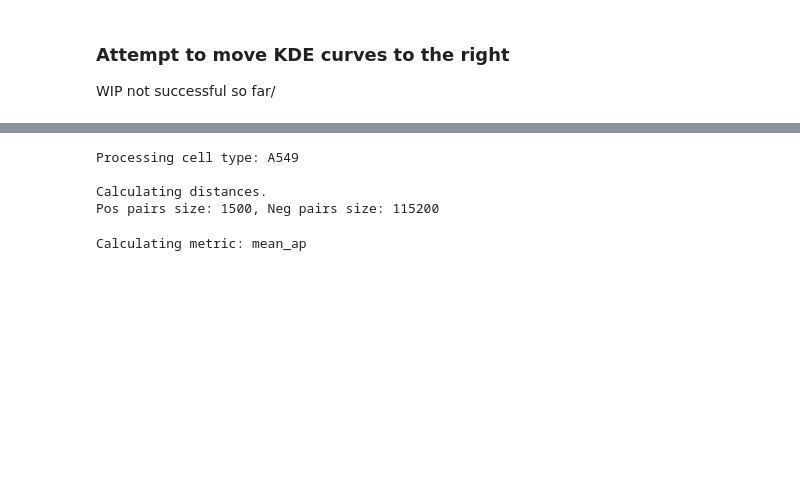
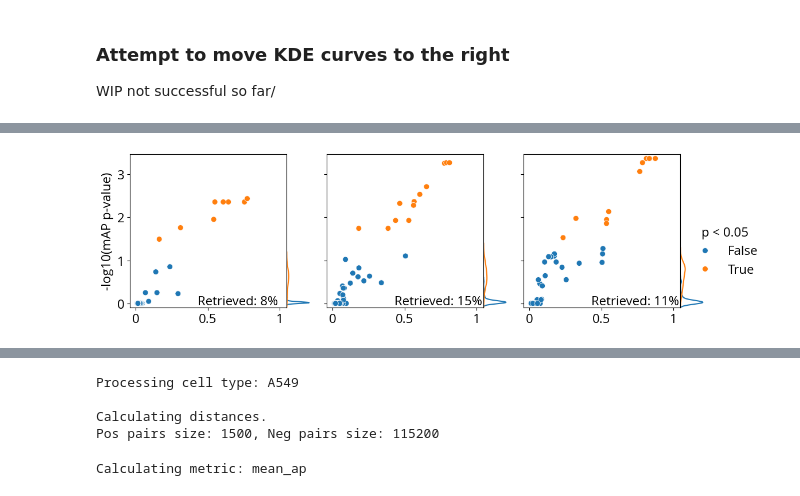
Before and after one commit to alxndrkalinin/grit-benchmark, a Jupyter notebook: 1.calculate-metrics/cell-health/0.calculate-grit.ipynb, the cells around one changed output, grey strips where cells are left out. Cells and saved outputs as stored; diff of their text form; code cells hidden in the pictures; blank space fills up the shorter version.

```diff
--- a/1.calculate-metrics/cell-health/0.calculate-grit.ipynb
+++ b/1.calculate-metrics/cell-health/0.calculate-grit.ipynb
@@ -510,2 +595,7 @@ WIP not successful so far/
 # %%
-# plot_map_x3(pd.concat(results), "mode", "Standardized", move_legend="center left", pr_x=0.43, pr_y=0.02)
+
+
+
+plot_map_x3(pd.concat(results), "mode", "Standardized", move_legend="center left", pr_x=0.43, pr_y=0.02)
+# %% [output]
+[figure, added]
```
Also changed, not shown: parts of 10 cells of this notebook.
